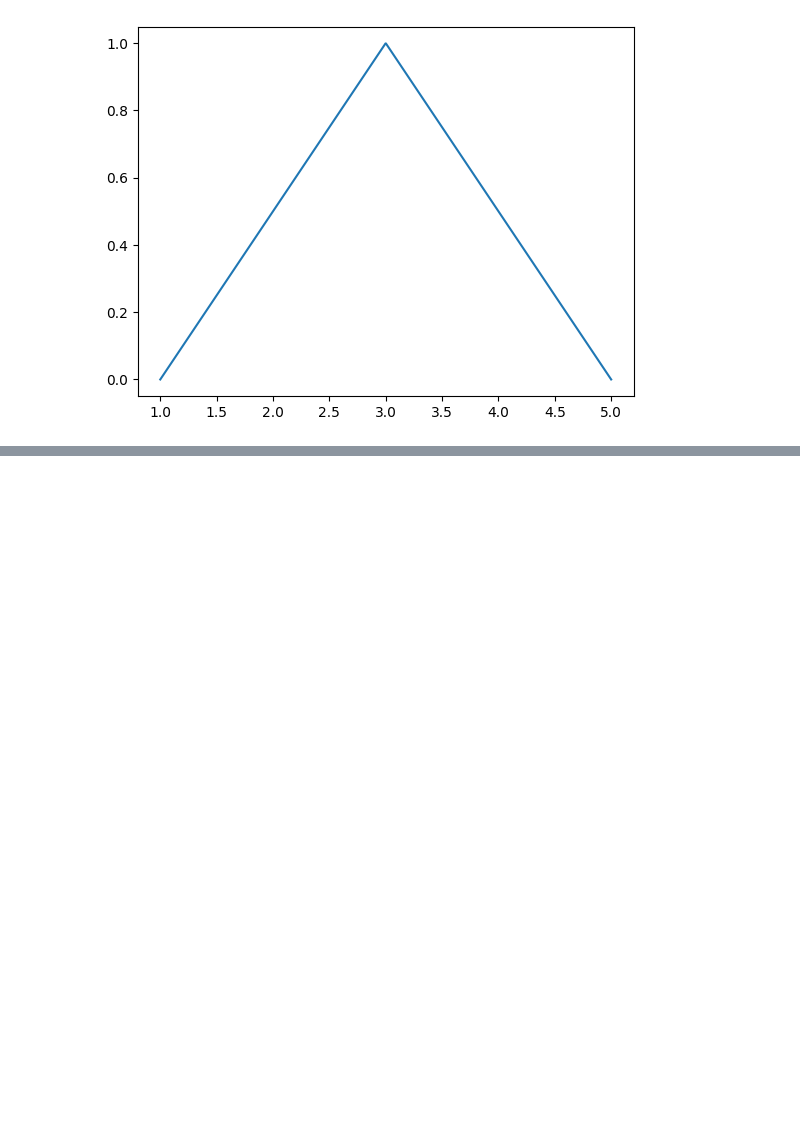
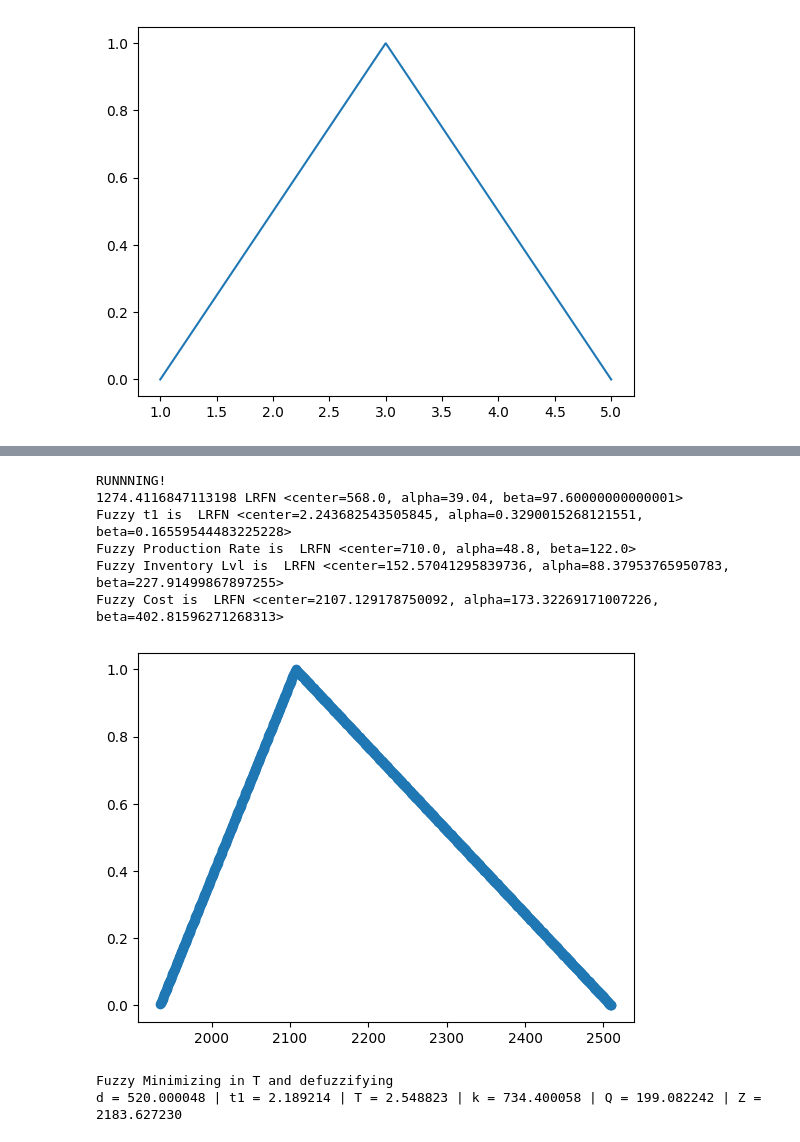
Before and after one commit to adityapathak343/bits-fuzzy-module, a Jupyter notebook: inventory.ipynb, the cells around one changed output, grey strips where cells are left out. Drawn from its saved outputs; the diff is of its cells as text; code cells hidden in the pictures; blank space fills up the shorter version.

```diff
--- a/inventory.ipynb
+++ b/inventory.ipynb
@@ -136 +120,44 @@ TypeError: unsupported operand type(s) for ** or pow(): 'int' and 'TFN'
 [figure]
+# %%
+def leftFunction(x):
+    return 1-x
+def rightFunction(x):
+    return 1-x
+
+def minimizingFunction(space, c=3, d=500, r=0.8, c3=300, h=1.5, a=100, b=1.22):
+    T = space[0]
+    return (c*d/r) + (c3/T) + (h*d*T*(a*r+(b*r-1)*d))/(2*(a+b*d)*r)
+
+d = LRFN(leftFunction, rightFunction, 500, 40, 100)
+def func(space):
+    itff = minimizingFunction(space, d=d)
+    return itff.defuzz()
+
+print("RUNNNING!")
+
+solution = dbpso.DBPSO(func, Maxgen=100, N = 100, dim = 1, minx = [0.1], maxx = [3])
+sol = solution.solve()
+T = sol[0][0]
+Z = minimizingFunction([T], d=d)
+k = 100 + 1.22*d
+t1 = 500*T/(0.8*k)
+print(500*T, 0.8*k)
+print("Fuzzy t1 is ", t1)
+print("Fuzzy Production Rate is ", k)
+Q = d*(T-t1)
+print("Fuzzy Inventory Lvl is ", Q)
+print("Fuzzy Cost is ", Z)
+zplt = Z.toFuzzySet(Z.center-Z.alpha, Z.center+Z.beta).plot()
+plt.show()
+print("Fuzzy Minimizing in T and defuzzifying\nd = %f | t1 = %f | T = %f | k = %f | Q = %f | Z = %f"
+      %(d.defuzz(), t1.defuzz(), T, k.defuzz(), Q.defuzz(), Z.defuzz()))
+# %% [output]
+RUNNNING!
+1274.4116847113198 LRFN <center=568.0, alpha=39.04, beta=97.60000000000001>
+Fuzzy t1 is  LRFN <center=2.243682543505845, alpha=0.3290015268121551, beta=0.16559544483225228>
+Fuzzy Production Rate is  LRFN <center=710.0, alpha=48.8, beta=122.0>
+Fuzzy Inventory Lvl is  LRFN <center=152.57041295839736, alpha=88.37953765950783, beta=227.91499867897255>
+Fuzzy Cost is  LRFN <center=2107.129178750092, alpha=173.32269171007226, beta=402.81596271268313>
+[figure, added]
+Fuzzy Minimizing in T and defuzzifying
+d = 520.000048 | t1 = 2.189214 | T = 2.548823 | k = 734.400058 | Q = 199.082242 | Z = 2183.627230
```
Also changed, not shown: parts of 5 cells of this notebook, 4 other files.
